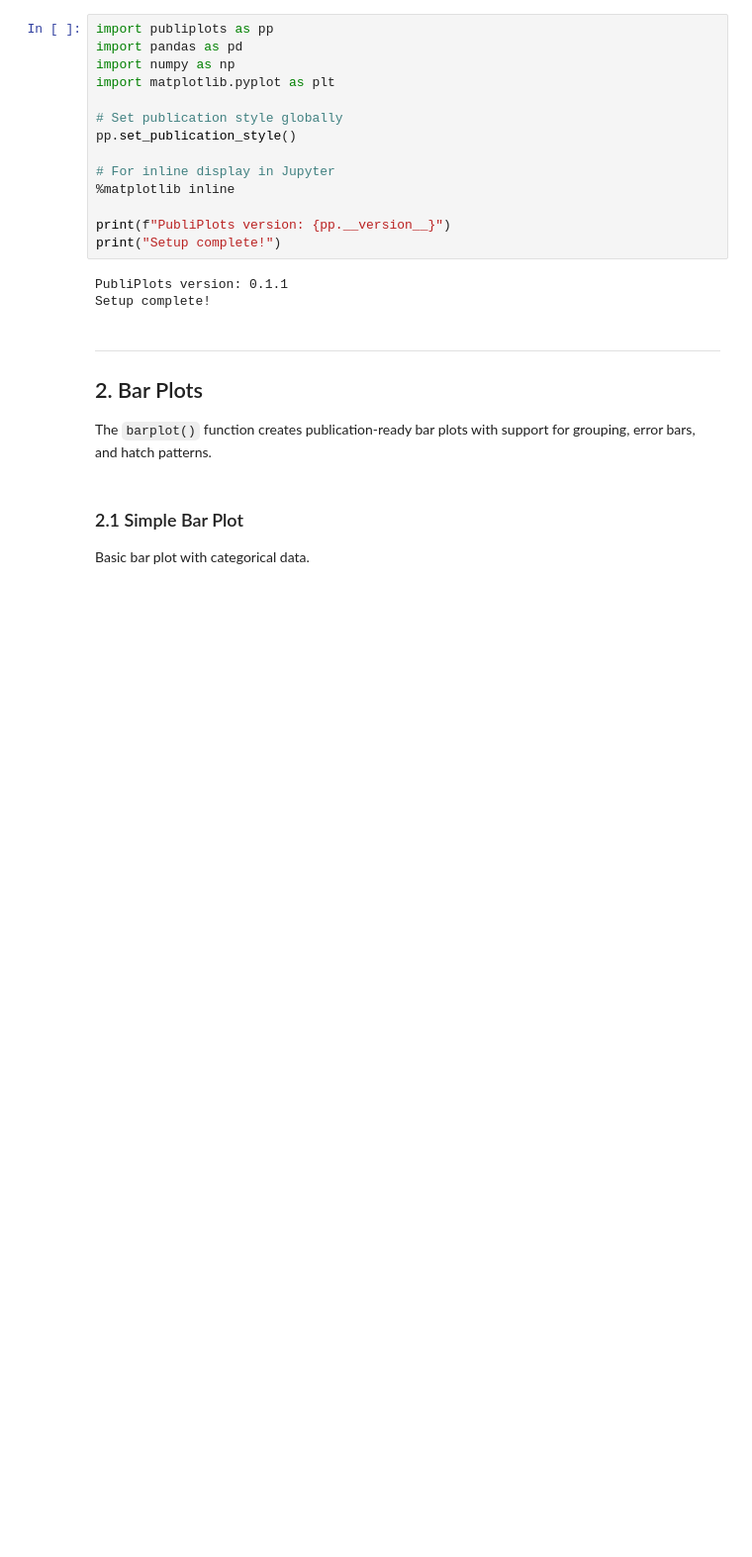
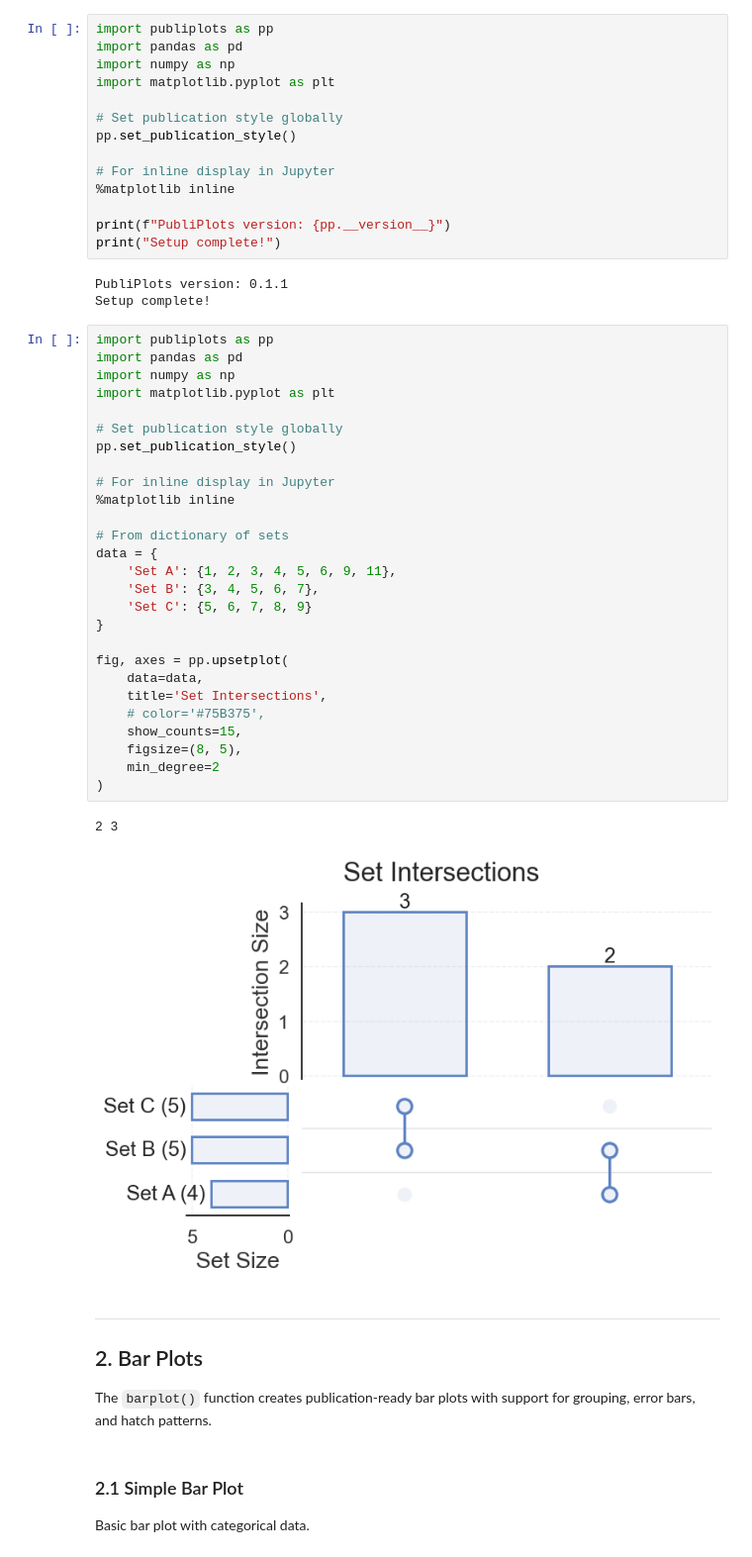
Before and after one commit to jorgebotas/prettyplot, a Jupyter notebook: examples.ipynb, the cells around one changed output. Shown at 99% size. Drawn from its saved outputs; the diff is of its cells as text; blank space fills up the shorter version.

Commit message:
Clean upsetplots. TODO: properly get figsize and bar size... need to work with DPI

```diff
--- a/examples.ipynb
+++ b/examples.ipynb
@@ -57,6 +57,36 @@ print("Setup complete!")
 # %% [output]
 PubliPlots version: 0.1.1
 Setup complete!
+# %%
+import publiplots as pp
+import pandas as pd
+import numpy as np
+import matplotlib.pyplot as plt
+
+# Set publication style globally
+pp.set_publication_style()
+
+# For inline display in Jupyter
+%matplotlib inline
+
+# From dictionary of sets
+data = {
+    'Set A': {1, 2, 3, 4, 5, 6, 9, 11},
+    'Set B': {3, 4, 5, 6, 7},
+    'Set C': {5, 6, 7, 8, 9}
+}
+
+fig, axes = pp.upsetplot(
+    data=data,
+    title='Set Intersections',
+    # color='#75B375',
+    show_counts=15,
+    figsize=(8, 5),
+    min_degree=2
+)
+# %% [output]
+2 3
+[figure, added]
 # %% [markdown]
 ---
 
```
Also changed, not shown: 2 other files.
